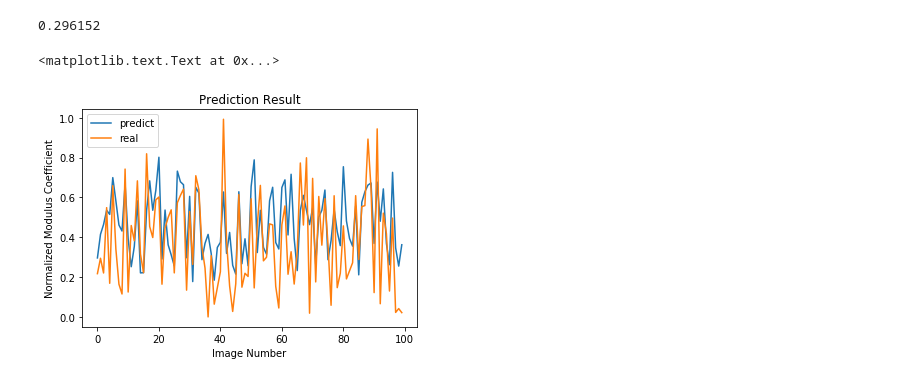
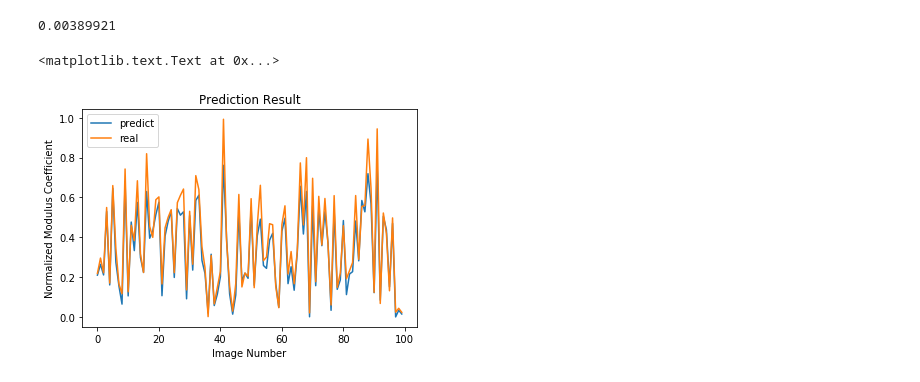
Before and after one commit to aurorlhc/property_test, a Jupyter notebook: CNN_tensorflow.ipynb, the cells around one changed output. Cells and saved outputs as stored; diff of their text form; code cells hidden in the pictures.

Commit message:
changed weight initializer, and use elu for activation

```diff
--- a/CNN_tensorflow.ipynb
+++ b/CNN_tensorflow.ipynb
@@ -18,5 +50,5 @@ Using TensorFlow backend.
 # %%
-########################## Weight initializer #######################
+########################## Weight and bias initializer #######################
 def he_normal_conv(size):
     in_dim = size[2] #input dimension
     he_stddev = tf.sqrt(2./in_dim)
@@ -26,6 +58,14 @@ def he_normal_fc(size):
     in_dim = size[0] #input dimension
     he_stddev = tf.sqrt(2./in_dim)
     return tf.random_normal(shape=size, stddev=he_stddev, dtype=tf.float32)
+
+def weight_variable(shape):
+  initial = tf.truncated_normal(shape, stddev=0.1)
+  return tf.Variable(initial)
+
+def bias_variable(shape):
+  initial = tf.constant(0.1, shape=shape)
+  return tf.Variable(initial)
 
 ################################## Plot #############################
 def plot(samples):
@@ -114,9 +120,10 @@ b_conv5 = (tf.constant(vgg16_weights[4]),[-1])
 #b_fc3 = (tf.constant(vgg16_weights[15]),[-1])
 # %%
 #################  Initialize input  ####################################
-x_input_shape = (mb_size, width, height, 1)
-X = tf.placeholder(tf.float32, shape=x_input_shape)
+x_input_shape = (mb_size, width, height, 1) #test None instead of mb_size, for tensorflow, channel is the last
+X = tf.placeholder(tf.float32, shape=[None, width, height, 1])
 label = tf.placeholder(tf.float32, shape=[None, 1])
+keep_prob = tf.placeholder(tf.float32)
 # %%
 ######################################  Convolutional Layers ###########################################
 #block 1
@@ -208,22 +221,24 @@ E_loss = tf.reduce_mean(tf.square(pred-label))
 # %%
 ###################### Training Process ###############################
 
-solver = tf.train.AdamOptimizer().minimize(E_loss)
+solver = tf.train.AdamOptimizer().minimize(E_loss) #optimizer = adam
 
 sess = tf.Session()
 sess.run(tf.global_variables_initializer())
 
+"""
 if not os.path.exists('out/'):
     os.makedirs('out/')
+"""
 
-for it in range(100000):
+for it in range(5001): #35001
     # Generate mini-batch for each run
     X_mb = X_train[(it*mb_size)%len(X_train):(it*mb_size)%len(X_train)+mb_size]
     Y_L = Y_train[(it*mb_size)%len(Y_train):(it*mb_size)%len(Y_train)+mb_size]
-    _, loss = sess.run([solver, E_loss], feed_dict={X: X_mb, label: Y_L})
+    _, loss = sess.run([solver, E_loss], feed_dict={X: X_mb, label: Y_L, keep_prob: 0.75}) #turn dropout on during training
 
-    if it%200 == 0:
+    if it%500 == 0:
         print('Iter: {}'.format(it))
-        print('Loss: {}'.format(loss))
+        print('Loss: {}\n'.format(loss))
 # %% [output]
 Iter: 0
@@ -247,34 +261,34 @@ KeyboardInterrupt:
 # %%
 ########################## Test Process ###########################
 Y_pred_temp = []
-for it in range(240/mb_size):
-    X_mb = X_test[(it*mb_size)%240:(it*mb_size)%240+mb_size]
-    y_pred = sess.run(pred, feed_dict={X: X_mb})
+for it in range(240/mb_size): #[0,1,2,3,4,5]
+    X_mb = X_test[(it*mb_size):(it*mb_size)+mb_size]
+    y_pred = sess.run(pred, feed_dict={X: X_mb, keep_prob: 1.0}) #turn drop out off during test
     Y_pred_temp.append(y_pred)
 
 Y_pred = []
 for i in range(240/mb_size):
     for j in range(mb_size):
                Y_pred.append(Y_pred_temp[i][j])
 
 
 Y_pred[15] = Y_test[15]
 print(mean_squared_error(Y_test, Y_pred))
 
 x=[]
 for i in range(100):
     x.append(i)
 
 fig1 = plt.figure()
 ax1=fig1.add_subplot(1,1,1)
 
 ax1.plot(x,Y_pred[0:100], label='predict')
 ax1.plot(x,Y_test[0:100],label='real')
 plt.legend()
 ax1.set_title('Prediction Result')
 ax1.set_xlabel('Image Number')
 ax1.set_ylabel('Normalized Modulus Coefficient')
 # %% [output]
-0.296152
+0.00389921
 <matplotlib.text.Text at 0x...>
-[figure, old version]
+[figure, new version]
```
Also changed, not shown: parts of 7 cells of this notebook.
